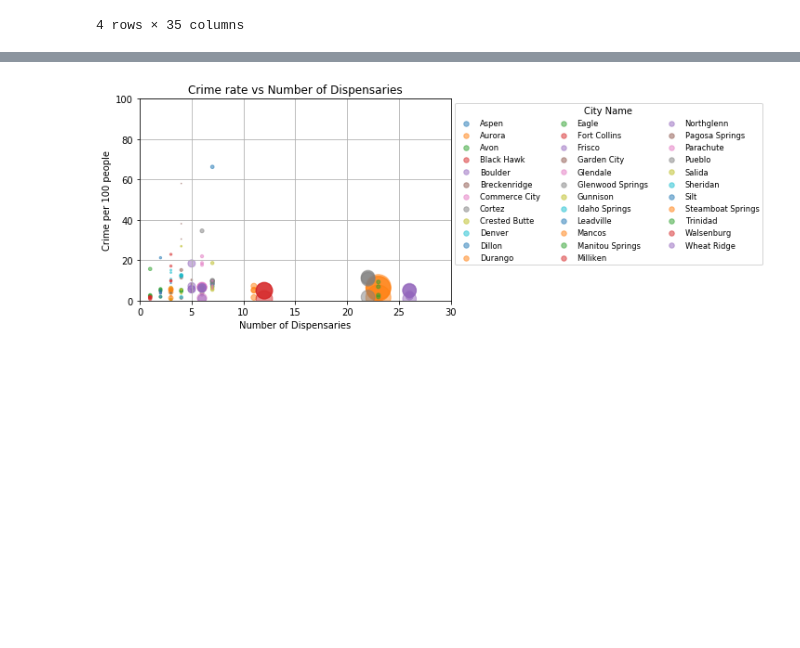
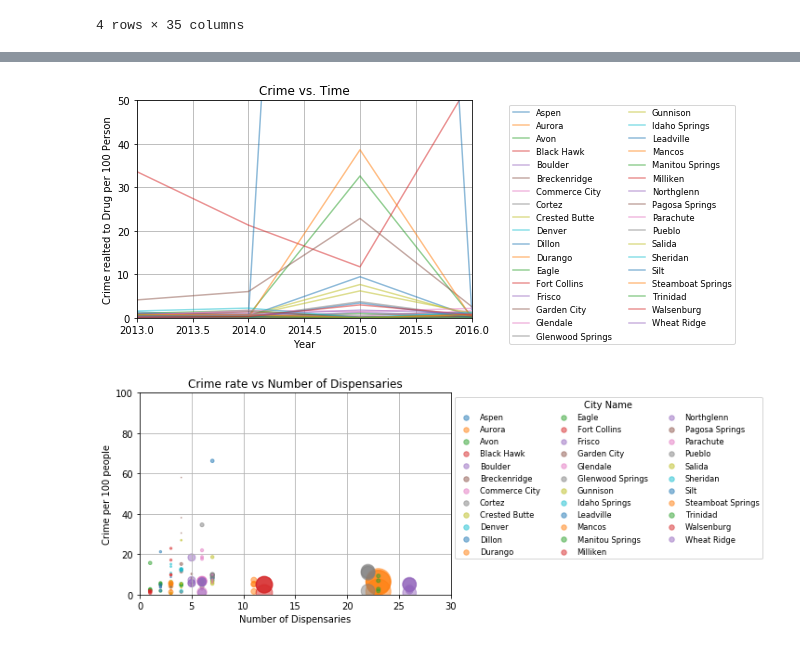
Before and after one commit to joshshigaki/Team-5, a Jupyter notebook: CO Businesses.ipynb, the cells around one changed output, grey strips where cells are left out. Cells and saved outputs as stored; diff of their text form; code cells hidden in the pictures; blank space fills up the shorter version.

```diff
--- a/CO Businesses.ipynb
+++ b/CO Businesses.ipynb
@@ -212,0 +213,6 @@ plt.show()
+# %%
+# Pivot the data frame to create table for graphing purpose
+re_format_drug_crime = clean_store_crime.pivot_table("Crime realted to Drug per 100 Person", index=["Year"], columns=["City"])
+# Dop city that doesn't have all four year data, and preview table
+re_format_drug_crime_drop = re_format_drug_crime.dropna(axis='columns')
+re_format_drug_crime_drop
@@ -213,3 +227,26 @@ plt.show()
+# %%
+#Graphing
+x_axis = np.arange(2013,2017,1)
+
+fig, ax = plt.subplots()
+
+ax.set_xlabel("Year")
+ax.set_ylabel("Crime realted to Drug per 100 Person")
+ax.set_title("Crime vs. Time")
+plt.xlim(2013,2016)
+plt.ylim(0,50)
+
+
+for d in city_list:
+    plt.plot(x_axis, re_format_drug_crime_drop[d], alpha=0.5, label=d)
+
+ax.legend(bbox_to_anchor =(1.1,1), fontsize="small",fancybox=True,ncol=2)
+ax.grid()
+# Save the Figure
+plt.savefig("City with Dispensaries vs drug related crime rate timeline.png")
+plt.show()
+# %% [output]
+[figure, added]
 # %%
 #Using a scatter plot to show the correlation between number of dispensary and crime in city
 year=[2013,2014,2015,2016]
```
Also changed, not shown: parts of 5 cells of this notebook, 2 other files.
